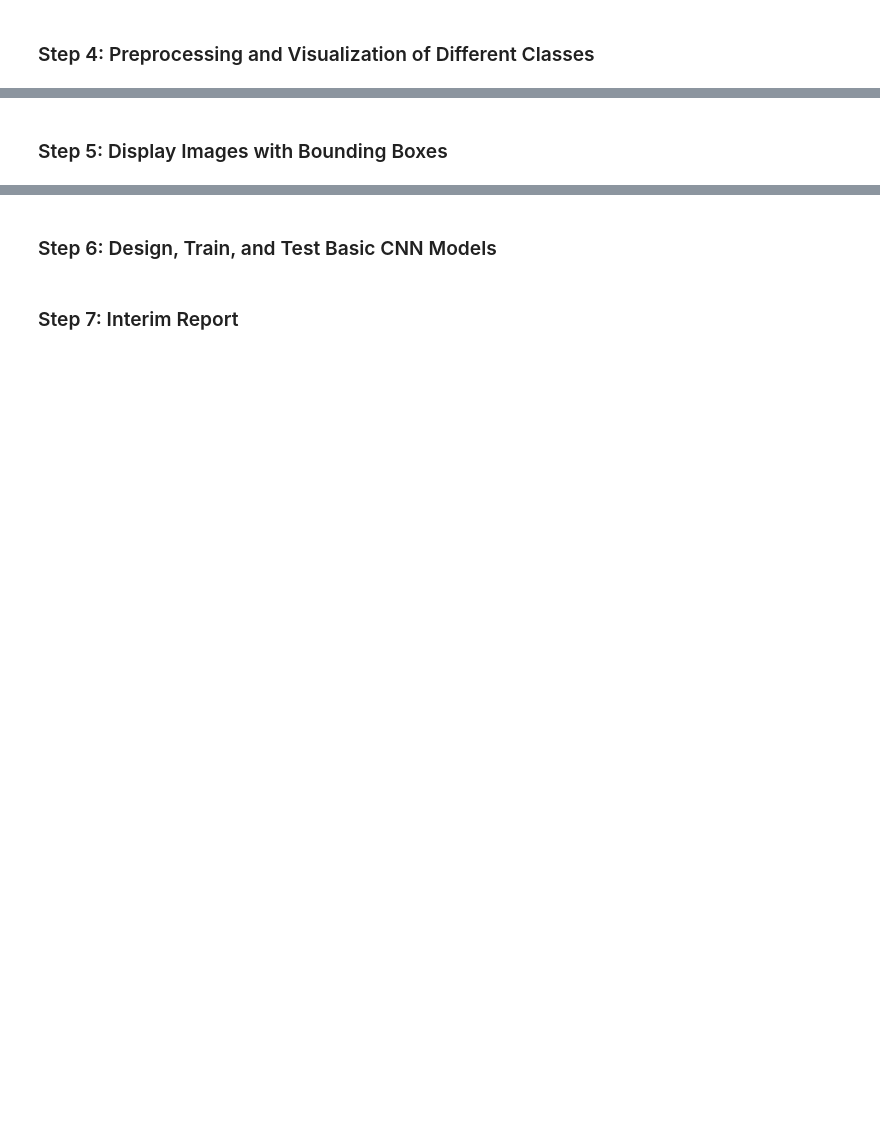
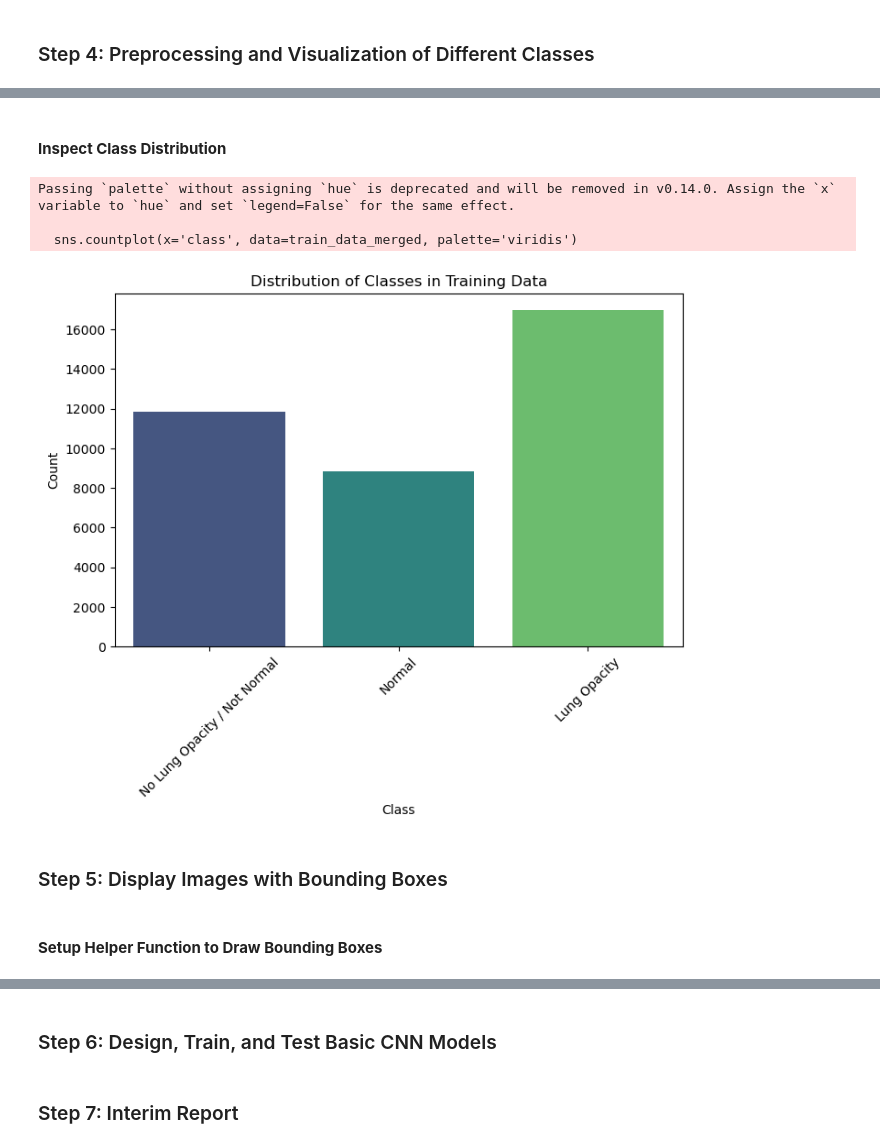
Before and after one commit to nkpatro/Pneumonia-Detection, a Jupyter notebook: Pneumonia-Detection.ipynb, the cells around one changed output, grey strips where cells are left out. Cells and saved outputs as stored; diff of their text form; code cells hidden in the pictures; blank space fills up the shorter version.

```diff
--- a/Pneumonia-Detection.ipynb
+++ b/Pneumonia-Detection.ipynb
@@ -11,0 +67,31 @@ Computer vision can be used in health care for identifying diseases. In Pneumoni
+# %%
+# Check for duplicates in train_labels
+duplicates_train_labels = train_labels.duplicated().sum()
+print(f"\nDuplicate rows in train_labels: {duplicates_train_labels}")
+
+# Check for duplicate patient IDs specifically
+duplicate_patient_ids = train_labels['patientId'].duplicated().sum()
+print(f"Duplicate patient IDs in train_labels: {duplicate_patient_ids}")
+
+# Check for duplicates in class_info
+duplicates_class_info = class_info.duplicated().sum()
+print(f"Duplicate rows in detailed_class_info: {duplicates_class_info}")
+
+# Check duplicates in sample submission (should ideally be none)
+duplicates_sample_submission = sample_submission.duplicated().sum()
+print(f"Duplicate rows in sample_submission: {duplicates_sample_submission}")
+
+# Removing exact duplicates from train_labels
+train_labels_cleaned = train_labels.drop_duplicates()
+print(f"Rows before removing duplicates in train_labels: {len(train_labels)}")
+print(f"Rows after removing duplicates in train_labels: {len(train_labels_cleaned)}")
+
+# Removing exact duplicates from class_info
+class_info_cleaned = class_info.drop_duplicates()
+print(f"Rows before removing duplicates in class_info: {len(class_info)}")
+print(f"Rows after removing duplicates in class_info: {len(class_info_cleaned)}")
+
+# Sample submission typically should not have duplicates, remove if found
+sample_submission_cleaned = sample_submission.drop_duplicates()
+print(f"Rows before removing duplicates in sample_submission: {len(sample_submission)}")
+print(f"Rows after removing duplicates in sample_submission: {len(sample_submission_cleaned)}")
@@ -18,2 +348,25 @@ Computer vision can be used in health care for identifying diseases. In Pneumoni
+# %% [markdown]
+#### **Inspect Class Distribution**
+# %%
+import seaborn as sns
+
+# Merge for clear visualization
+train_data_merged = pd.merge(train_labels_cleaned, class_info, on='patientId', how='left')
+
+# Clearly visualize class distribution
+plt.figure(figsize=(8, 5))
+sns.countplot(x='class', data=train_data_merged, palette='viridis')
+plt.title("Distribution of Classes in Training Data")
+plt.ylabel("Count")
+plt.xlabel("Class")
+plt.xticks(rotation=45)
+plt.show()
+# %% [output]
+Passing `palette` without assigning `hue` is deprecated and will be removed in v0.14.0. Assign the `x` variable to `hue` and set `legend=False` for the same effect.
+
+  sns.countplot(x='class', data=train_data_merged, palette='viridis')
+[figure, added]
 # %% [markdown]
 ### Step 5: Display Images with Bounding Boxes
+# %% [markdown]
+#### **Setup Helper Function to Draw Bounding Boxes**
```
Also changed, not shown: parts of 33 cells of this notebook.
